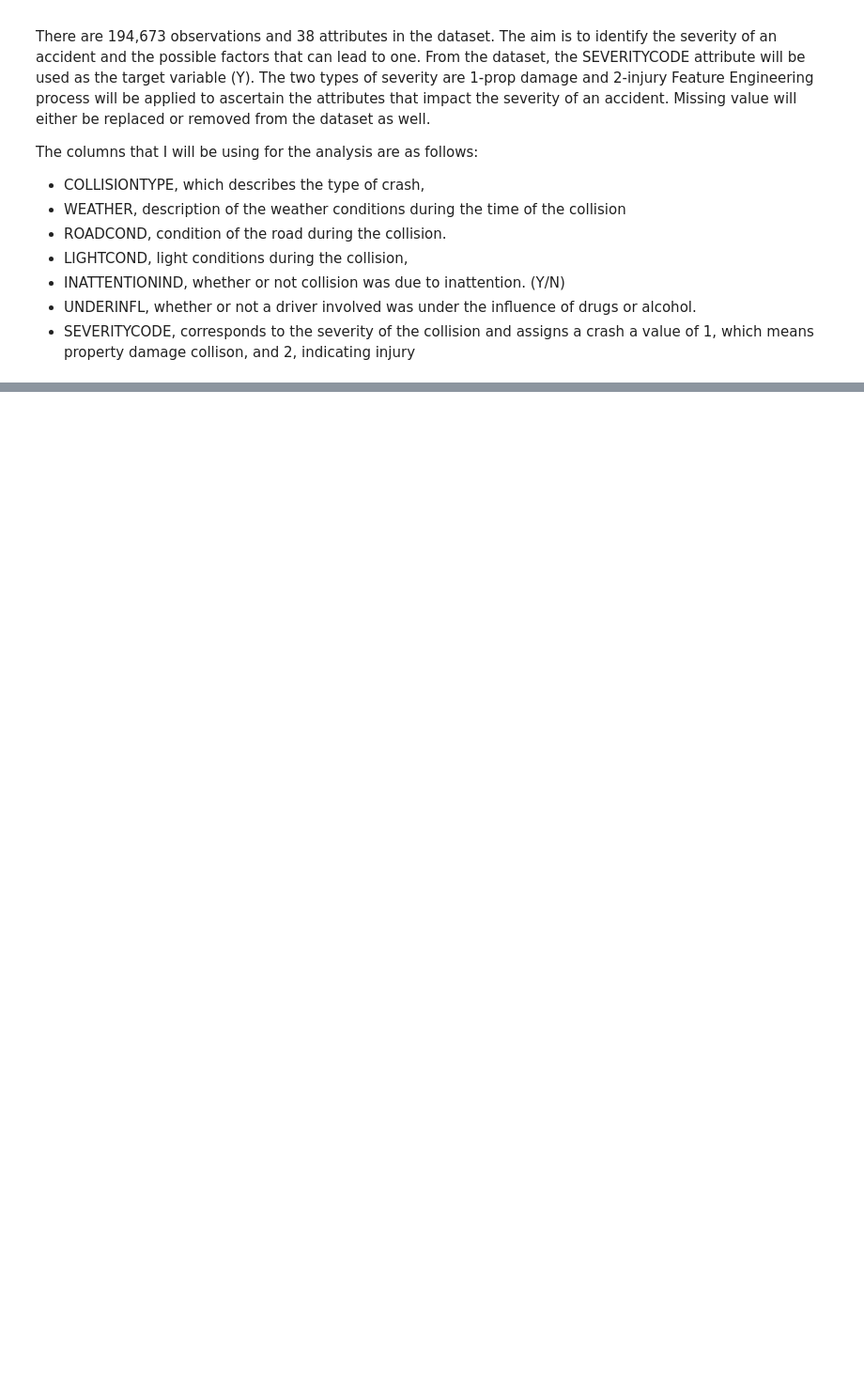
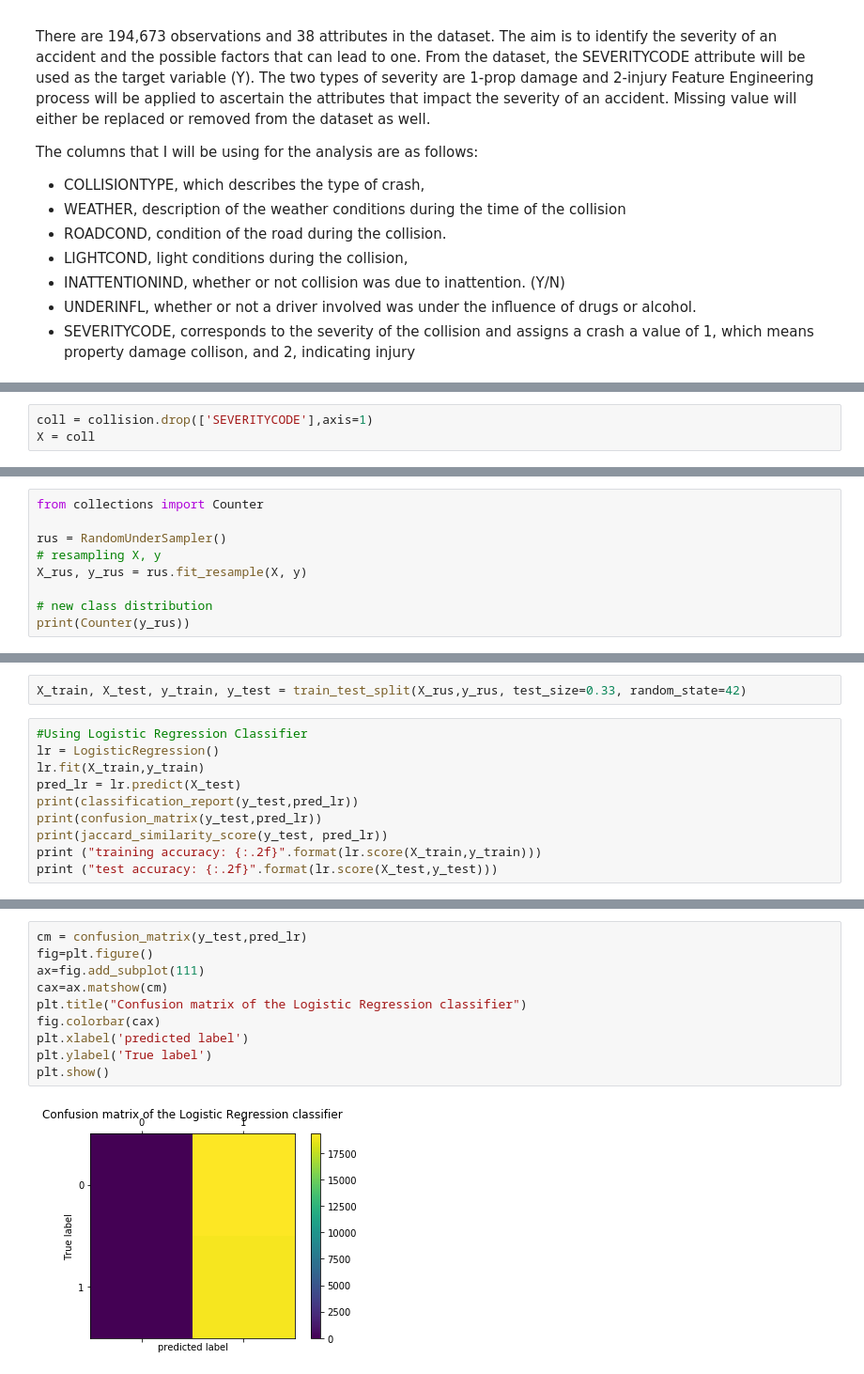
Before and after one commit to Abedinho/Coursera_Capstone, a Jupyter notebook: Coursera_Capstone report.ipynb, the cells around one changed output, grey strips where cells are left out. Shown at 94% size. Drawn from its saved outputs; the diff is of its cells as text; blank space fills up the shorter version.

```diff
--- a/Coursera_Capstone report.ipynb
+++ b/Coursera_Capstone report.ipynb
@@ -20,0 +278,3 @@ The columns that I will be using for the analysis are as follows:
+# %%
+coll = collision.drop(['SEVERITYCODE'],axis=1)
+X = coll
@@ -20,0 +290,9 @@ The columns that I will be using for the analysis are as follows:
+# %%
+from collections import Counter
+
+rus = RandomUnderSampler()
+# resampling X, y
+X_rus, y_rus = rus.fit_resample(X, y)
+
+# new class distribution
+print(Counter(y_rus))
@@ -20,0 +301,12 @@ The columns that I will be using for the analysis are as follows:
+# %%
+X_train, X_test, y_train, y_test = train_test_split(X_rus,y_rus, test_size=0.33, random_state=42)
+# %%
+#Using Logistic Regression Classifier
+lr = LogisticRegression()
+lr.fit(X_train,y_train)
+pred_lr = lr.predict(X_test)
+print(classification_report(y_test,pred_lr))
+print(confusion_matrix(y_test,pred_lr))
+print(jaccard_similarity_score(y_test, pred_lr))
+print ("training accuracy: {:.2f}".format(lr.score(X_train,y_train)))
+print ("test accuracy: {:.2f}".format(lr.score(X_test,y_test)))
@@ -20,0 +390,12 @@ The columns that I will be using for the analysis are as follows:
+# %%
+cm = confusion_matrix(y_test,pred_lr)
+fig=plt.figure()
+ax=fig.add_subplot(111)
+cax=ax.matshow(cm)
+plt.title("Confusion matrix of the Logistic Regression classifier")
+fig.colorbar(cax)
+plt.xlabel('predicted label')
+plt.ylabel('True label')
+plt.show()
+# %% [output]
+[figure, added]
```
Also changed, not shown: parts of 30 cells of this notebook, 1 other file.
